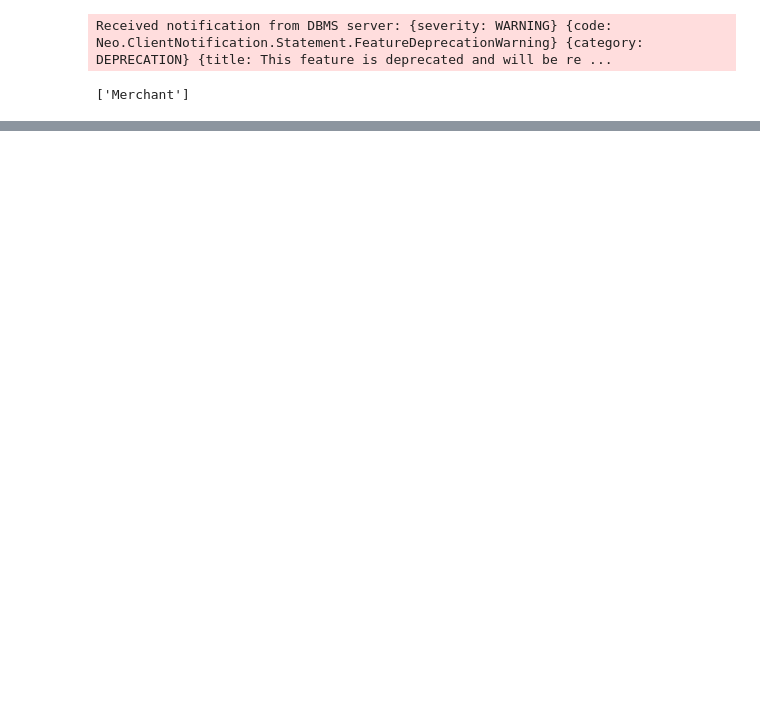
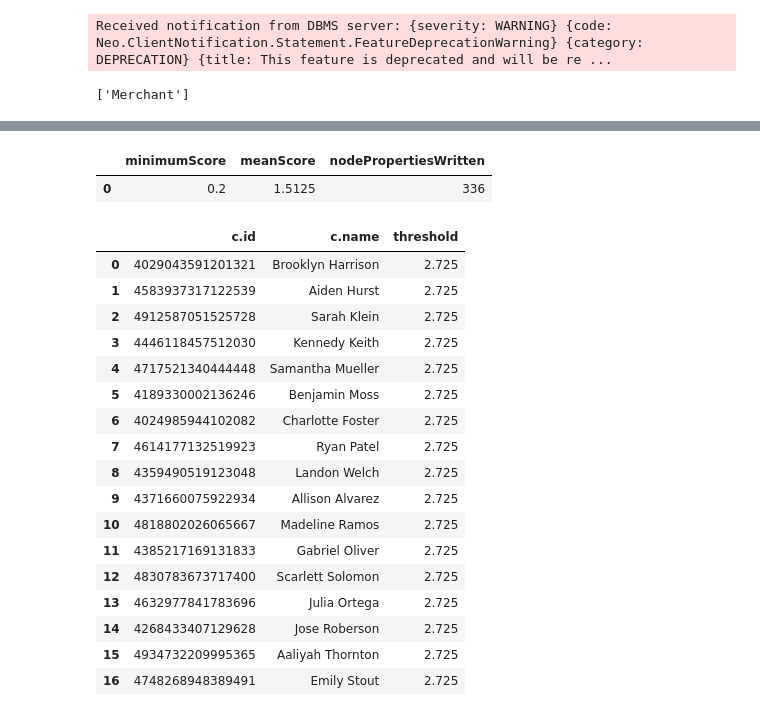
Before and after one commit to nunezh-sunypoly/CS350_Assignment_03, a Jupyter notebook: SC350_assignment_03.ipynb, the cells around one changed output, grey strips where cells are left out. Cells and saved outputs as stored; diff of their text form; code cells hidden in the pictures; blank space fills up the shorter version.

```diff
--- a/SC350_assignment_03.ipynb
+++ b/SC350_assignment_03.ipynb
@@ -844,0 +714,77 @@ driver.close()
+# %%
+import pandas as pd
+import  neo4j
+import os
+from neo4j import GraphDatabase
+from graphdatascience import GraphDataScience
+
+URI = os.environ.get("URI", "bolt://localhost:7687")
+AUTH = ( "neo4j",  "P@$$W0rd!")
+driver = GraphDatabase.driver(URI, auth=AUTH)
+query1='''
+CALL gds.graph.drop('similarity')
+'''
+query4 = '''
+CALL gds.degree.write('similarity', {
+						nodeLabels: ['Client'],
+				 relationshipTypes: ['SIMILAR_TO'],
+        relationshipWeightProperty: 'jaccardScore',
+                     writeProperty: 'secondPartyFraudScore'
+})
+YIELD centralityDistribution, nodePropertiesWritten
+RETURN centralityDistribution.min AS minimumScore, centralityDistribution.mean AS meanScore, nodePropertiesWritten
+'''
+df = driver.execute_query(
+query4,
+database_="neo4j",
+result_transformer_=  neo4j.Result.to_df)
+df
+# %% [output]
+|  | minimumScore | meanScore | nodePropertiesWritten |
+| 0 | 0.2 | 1.5125 | 336 |
+# %%
+import pandas as pd
+import  neo4j
+import os
+from neo4j import GraphDatabase
+from graphdatascience import GraphDataScience
+
+URI = os.environ.get("URI", "bolt://localhost:7687")
+AUTH = ( "neo4j",  "P@$$W0rd!")
+driver = GraphDatabase.driver(URI, auth=AUTH)
+query1='''
+CALL gds.graph.drop('similarity')
+'''
+query4 = '''
+MATCH (c:Client)
+WHERE c.secondPartyFraudScore IS NOT NULL
+WITH percentileCont(c.secondPartyFraudScore, 0.95) AS threshold
+MATCH (c:Client)
+WHERE c.secondPartyFraudScore > threshold
+SET c:SecondPartyFraudster
+RETURN c.id, c.name, threshold
+'''
+df = driver.execute_query(
+query4,
+database_="neo4j",
+result_transformer_=  neo4j.Result.to_df)
+df
+# %% [output]
+|  | c.id | c.name | threshold |
+| 0 | 4029043591201321 | Brooklyn Harrison | 2.725 |
+| 1 | 4583937317122539 | Aiden Hurst | 2.725 |
+| 2 | 4912587051525728 | Sarah Klein | 2.725 |
+| 3 | 4446118457512030 | Kennedy Keith | 2.725 |
+| 4 | 4717521340444448 | Samantha Mueller | 2.725 |
+| 5 | 4189330002136246 | Benjamin Moss | 2.725 |
+| 6 | 4024985944102082 | Charlotte Foster | 2.725 |
+| 7 | 4614177132519923 | Ryan Patel | 2.725 |
+| 8 | 4359490519123048 | Landon Welch | 2.725 |
+| 9 | 4371660075922934 | Allison Alvarez | 2.725 |
+| 10 | 4818802026065667 | Madeline Ramos | 2.725 |
+| 11 | 4385217169131833 | Gabriel Oliver | 2.725 |
+| 12 | 4830783673717400 | Scarlett Solomon | 2.725 |
+| 13 | 4632977841783696 | Julia Ortega | 2.725 |
+| 14 | 4268433407129628 | Jose Roberson | 2.725 |
+| 15 | 4934732209995365 | Aaliyah Thornton | 2.725 |
+| 16 | 4748268948389491 | Emily Stout | 2.725 |
```
Also changed, not shown: parts of 24 cells of this notebook.
